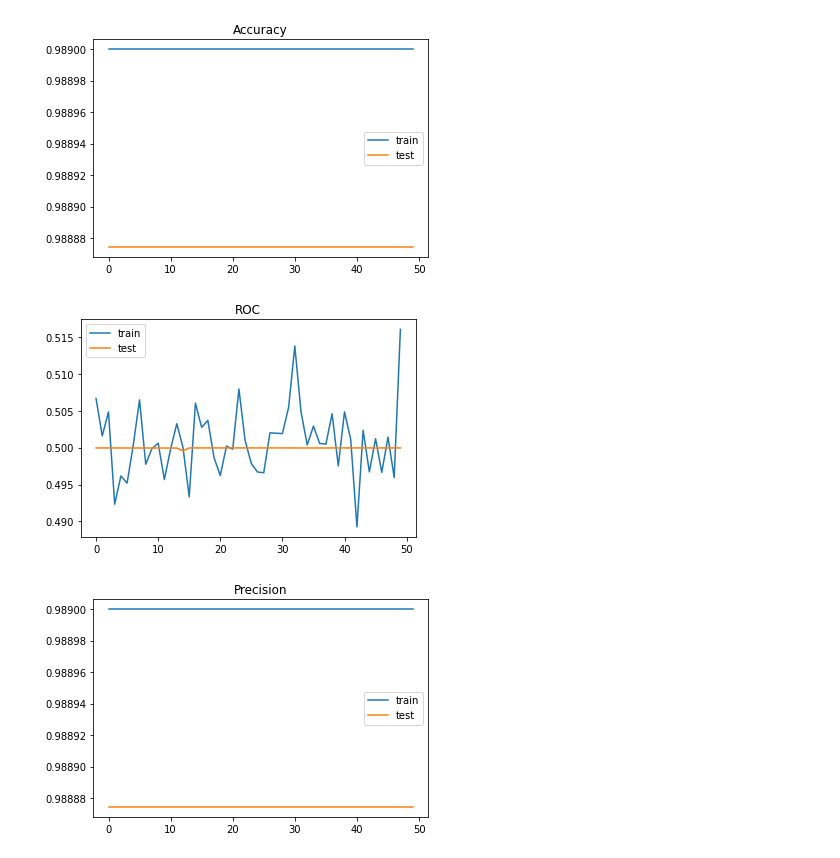
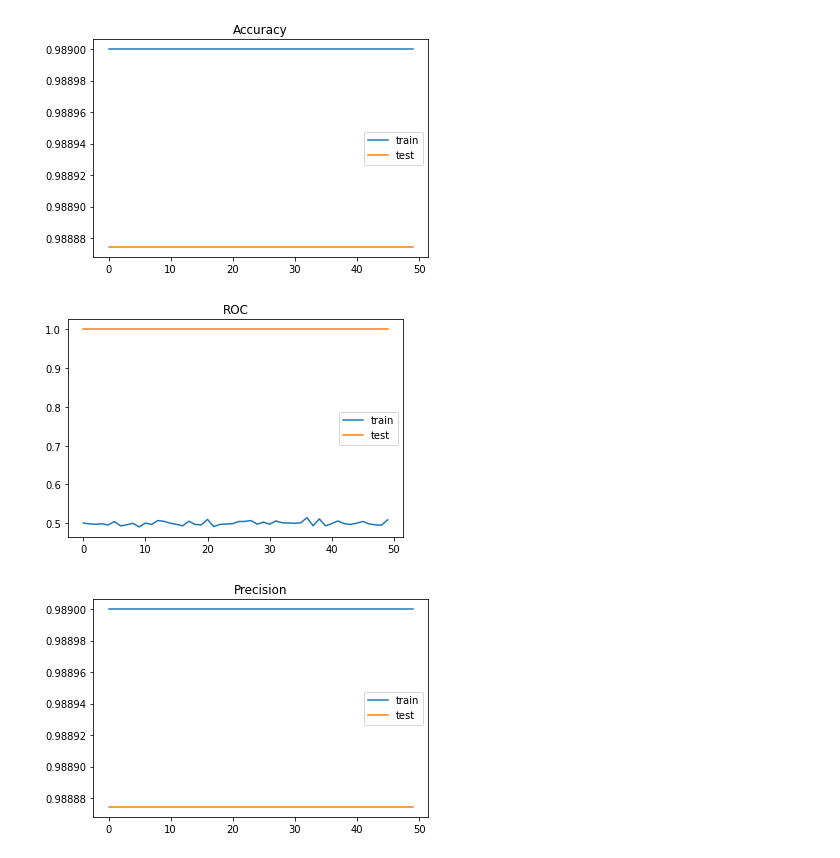
Before and after one commit to RodrigoTorbes/DeteccaoDDoS_DeepLearning, a Jupyter notebook: deeplearning_UDPlag.ipynb, the cells around one changed output. Saved outputs shown, nothing was run; the diff lists cells and outputs as text; code cells hidden in the pictures.

```diff
--- a/deeplearning_UDPlag.ipynb
+++ b/deeplearning_UDPlag.ipynb
@@ -200,10 +203,10 @@ y_test = y_test.values.reshape(-1,1)
 # %% [markdown]
 ### Formatação do tensor em 3D
 # %%
-x_train= x_train.reshape(1, 233634, 15)
-y_train= y_train.reshape(1, 233634, 1)
-x_test = x_test.reshape(1, 100129, 15)
-y_test = y_test.reshape(1, 100129, 1)
+x_train= x_train.reshape(-1, 233634, 15)
+y_train= y_train.reshape(-1, 233634, 1)
+x_test = x_test.reshape(-1, 100129, 15)
+y_test = y_test.reshape(-1, 100129, 1)
 # %%
 print(x_train.shape)
 print(y_train.shape)
@@ -218,23 +221,23 @@ print(y_test.shape)
 ### Rede Neural Recorrente (LSTM)
 # %%
 model1 = Sequential()
-model1.add(LSTM(units = 200, return_sequences = True, input_shape=(233634, 15)))
+model1.add(LSTM(units = 20, return_sequences = True, input_shape=(233634, 15)))
 model1.add(Dropout(0.3))
 
-model1.add(LSTM(units = 150, return_sequences = True))
+model1.add(LSTM(units = 10, return_sequences = True))
 model1.add(Dropout(0.3))
 
-model1.add(LSTM(units = 100, return_sequences = True))
+model1.add(LSTM(units = 10, return_sequences = True))
 model1.add(Dropout(0.3))
 
-model1.add(LSTM(units = 50, return_sequences = True))
+model1.add(LSTM(units = 10, return_sequences = True))
 model1.add(Dropout(0.3))
 
 # Camada Final
 model1.add(Dense(1, activation='sigmoid'))
 
 # Compile model
-model1.compile(optimizer = 'Adam', loss = 'mean_squared_error',
+model1.compile(optimizer = 'RMSprop', loss = 'mean_squared_error',
                   metrics=['accuracy', 'AUC', 'Recall', 'Precision'])
 # Fit the model
 model1.fit(x_train,y_train, epochs=50, batch_size=32, validation_data=(x_test, y_test))
@@ -334,11 +335,11 @@ plt.show();
 # %%
 plt.title('ROC')
 plt.plot(hist1.history['auc'], label='train')
-plt.plot(hist1.history['val_auc'], label='test')
+plt.plot(hist1.history['val_recall'], label='test')
 plt.legend()
 plt.show();
 # %% [output]
-[figure, old version]
+[figure, new version]
 # %%
 plt.title('Precision')
 plt.plot(hist1.history['precision'], label='train')
```
Also changed, not shown: parts of 8 cells of this notebook.
